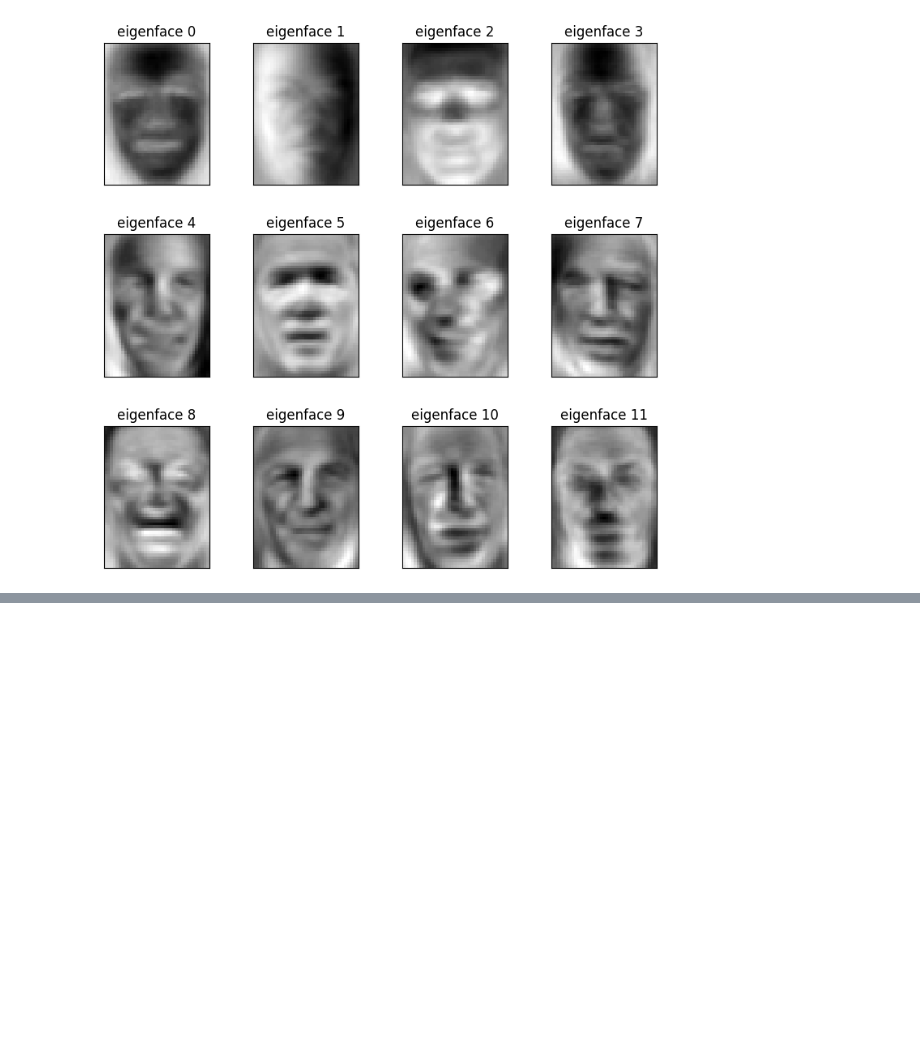
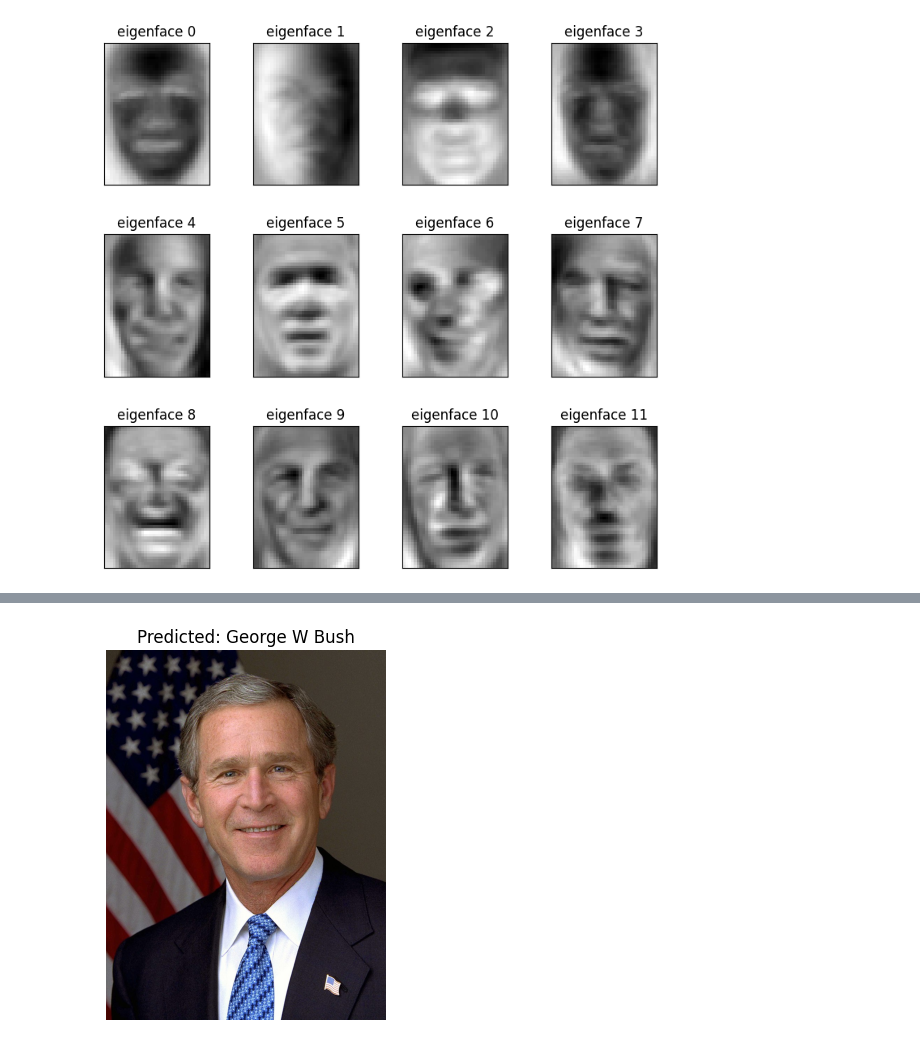
Before and after one commit to ngoinhaoto/concreteML, a Jupyter notebook: test.ipynb, the cells around one changed output, grey strips where cells are left out. Cells and saved outputs as stored; diff of their text form; code cells hidden in the pictures; blank space fills up the shorter version.

Commit message:
update loading model [its overfitted]

```diff
--- a/test.ipynb
+++ b/test.ipynb
@@ -248,0 +263,10 @@ done in 0.002s
+# %%
+from pathlib import Path
+
+dumped_model_path = Path("./saved_model_direct.json")
+
+# Save the model to a JSON file using the model's dump method
+with dumped_model_path.open("w") as f:
+    best_model.dump(f)
+
+print(f"Model saved successfully to {dumped_model_path}")
@@ -248,0 +275,71 @@ done in 0.002s
+# %%
+import cv2
+import numpy as np
+from pathlib import Path
+from concrete.ml.common.serialization.loaders import load
+from matplotlib import pyplot as plt
+
+# Load the saved Concrete ML model
+model_path = Path("./saved_model_direct.json")
+with model_path.open("r") as f:
+    model = load(f)
+
+# Compile the model (required after loading)
+# Replace `150` with the correct number of features used during training
+sample_input = np.random.rand(1, 150)  # Correct number of features
+model.compile(sample_input)
+
+print("Model loaded and compiled successfully!")
+
+# Define the image dimensions (must match the training data dimensions)
+IMAGE_HEIGHT = 15  # Replace with the height of your training images
+IMAGE_WIDTH = 10   # Replace with the width of your training images
+
+# Define the target names (must match the training labels)
+target_names = [
+    "Ariel Sharon",
+    "Colin Powell",
+    "Donald Rumsfeld",
+    "George W Bush",
+    "Gerhard Schroeder",
+    "Hugo Chavez",
+    "Tony Blair",
+]
+
+def preprocess_image(image_path):
+    """
+    Preprocess the input image to match the model's input format.
+    - Resize the image to the required dimensions.
+    - Convert it to grayscale.
+    - Flatten the image into a 1D array.
+    """
+    image = cv2.imread(image_path)
+    resized_image = cv2.resize(image, (IMAGE_WIDTH, IMAGE_HEIGHT))
+    grayscale_image = cv2.cvtColor(resized_image, cv2.COLOR_BGR2GRAY)
+    flattened_image = grayscale_image.flatten() / 255.0  # Normalize pixel values
+    return flattened_image
+
+def predict_president(image_path):
+    """
+    Predict the president in the given image using the loaded model.
+    """
+    preprocessed_image = preprocess_image(image_path)
+    prediction = model.predict([preprocessed_image])  # Model expects a 2D array
+    predicted_label = int(prediction[0])
+    return target_names[predicted_label]
+
+# Upload and predict
+# Update the path to the uploaded image
+uploaded_image_path = "./presidents/bush.jpeg"  # Path to the provided image
+
+# Predict the president in the uploaded image
+predicted_name = predict_president(uploaded_image_path)
+
+# Display the uploaded image and prediction
+image = cv2.imread(uploaded_image_path)
+image = cv2.cvtColor(image, cv2.COLOR_BGR2RGB)  # Convert to RGB for displaying with matplotlib
+plt.imshow(image)
+plt.title(f"Predicted: {predicted_name}")
+plt.axis("off")
+plt.show()
+# %% [output]
@@ -248,0 +348 @@ done in 0.002s
+[figure, added]
```
Also changed, not shown: parts of 10 cells of this notebook, 10 other files.
